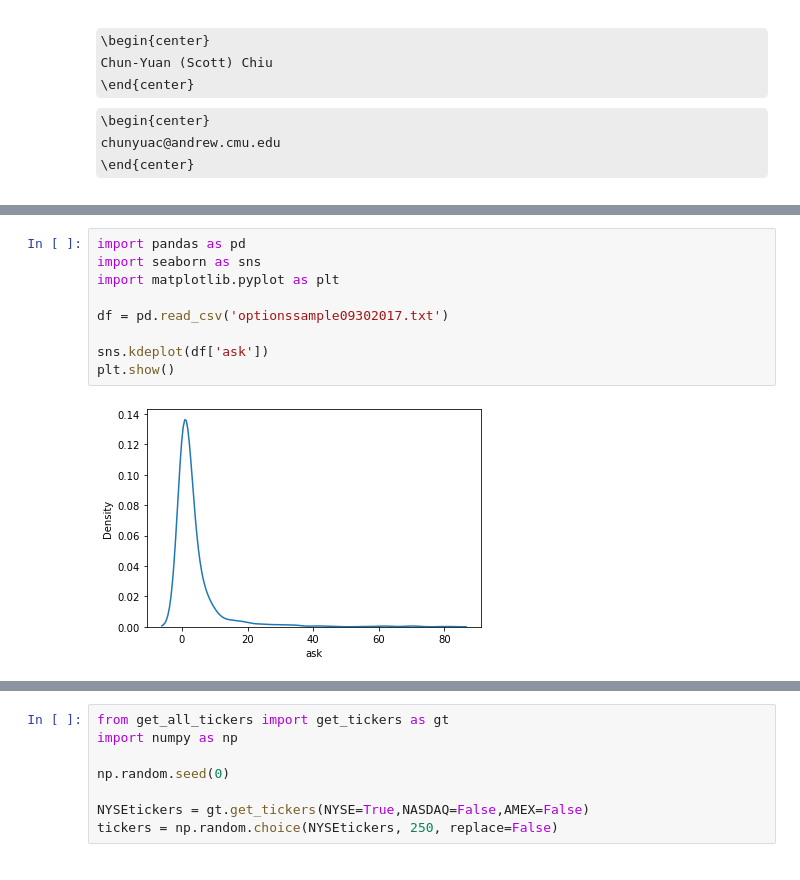
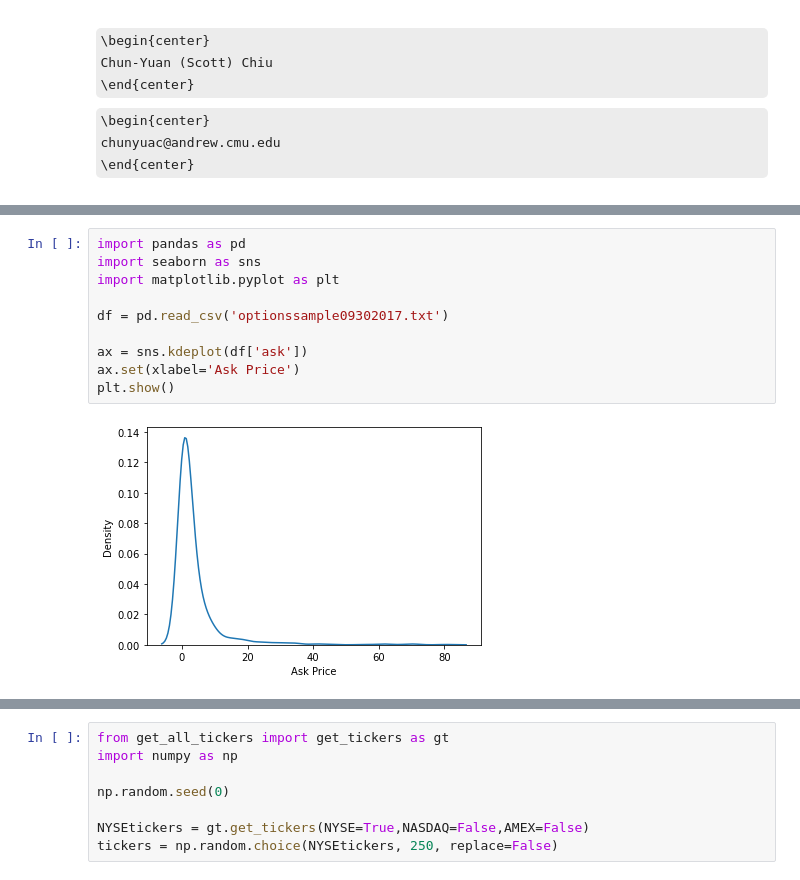
Before and after one commit to beginnerSC/mscf_hw, a Jupyter notebook: FDS II/Homework #3.ipynb, the cells around one changed output, grey strips where cells are left out. Cells and saved outputs as stored; diff of their text form; some formulas as TeX source.

```diff
--- a/FDS II/Homework #3.ipynb
+++ b/FDS II/Homework #3.ipynb
@@ -15,11 +15,12 @@ First we download the stock price data of Kellogg with various frequency.
 # %%
 import pandas as pd
 import seaborn as sns
 import matplotlib.pyplot as plt
 
 df = pd.read_csv('optionssample09302017.txt')
 
-sns.kdeplot(df['ask'])
+ax = sns.kdeplot(df['ask'])
+ax.set(xlabel='Ask Price')
 plt.show()
 # %% [output]
-[figure, old version]
+[figure, new version]
```
Also changed, not shown: parts of 6 cells of this notebook.
